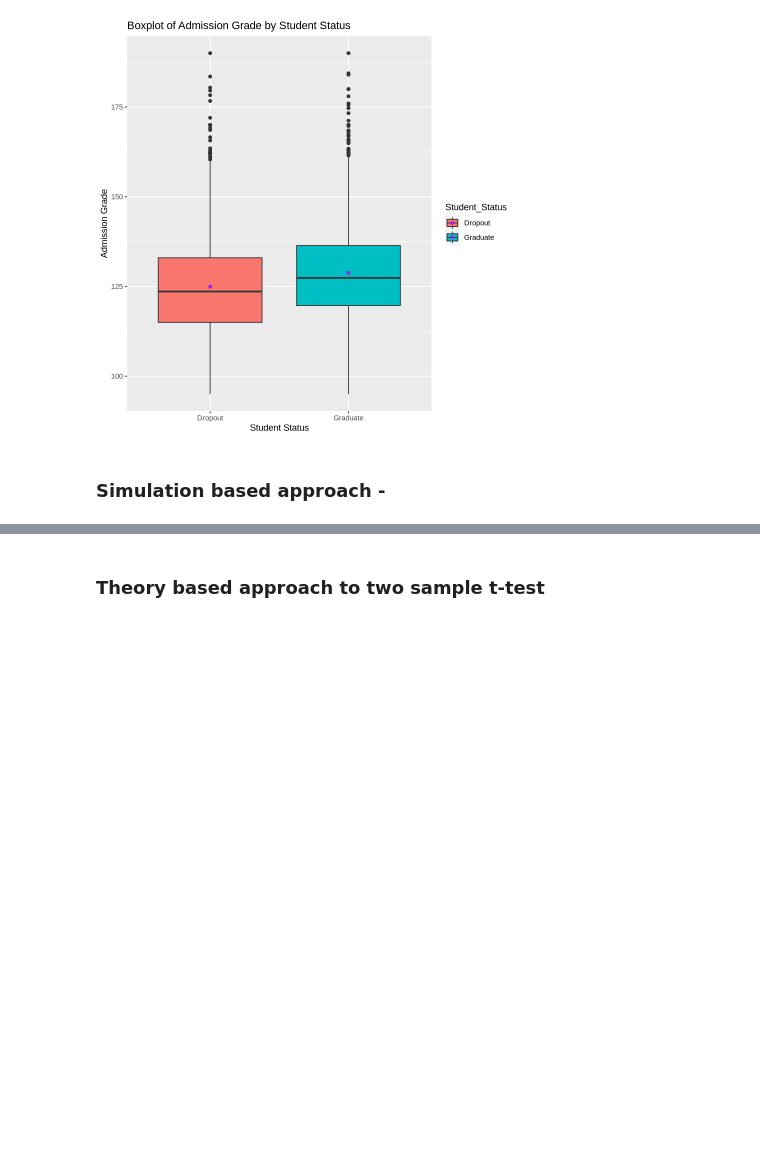
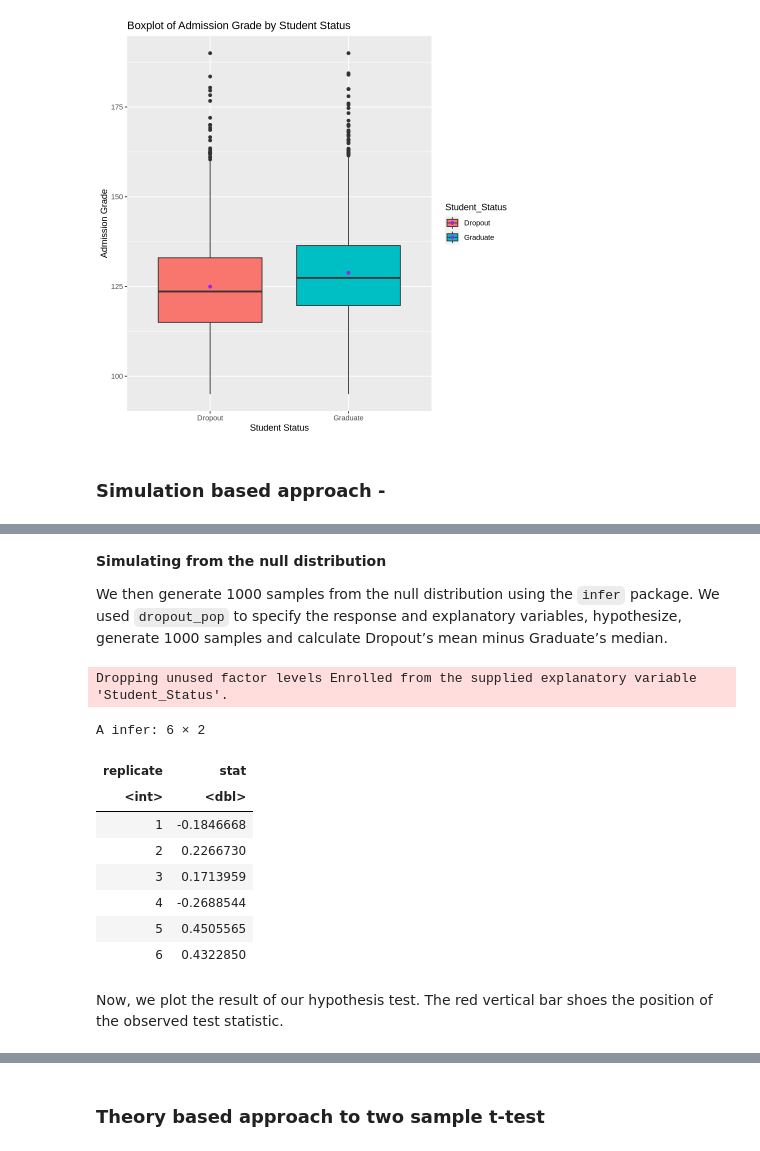
Before and after one commit to yui-ubc/stat-201-2023w1-group-20, a Jupyter notebook: finalProject.ipynb, the cells around one changed output, grey strips where cells are left out. Cells and saved outputs as stored; diff of their text form; code cells hidden in the pictures; blank space fills up the shorter version.

```diff
--- a/finalProject.ipynb
+++ b/finalProject.ipynb
@@ -179,0 +141,27 @@ null_dist %>%
+# %% [markdown]
+**Simulating from the null distribution**
+
+We then generate 1000 samples from the null distribution using the `infer` package. We used `dropout_pop` to specify the response and explanatory variables, hypothesize, generate 1000 samples and calculate Dropout’s mean minus Graduate’s median.
+# %%
+set.seed(2023);
+
+null_dist <- dropout_pop %>%
+  specify(Admission_Grade ~ Student_Status) %>%
+  hypothesize(null="independence") %>%
+  generate(type="permute", reps = 1000) %>%
+  calculate(stat = "diff in means", order = c("Dropout", "Graduate"))
+
+head(null_dist)
+# %% [output]
+Dropping unused factor levels Enrolled from the supplied explanatory variable 'Student_Status'.
+A infer: 6 × 2
+| replicate | stat |
+| <int> | <dbl> |
+| 1 | -0.1846668 |
+| 2 | 0.2266730 |
+| 3 | 0.1713959 |
+| 4 | -0.2688544 |
+| 5 | 0.4505565 |
+| 6 | 0.4322850 |
+# %% [markdown]
+Now, we plot the result of our hypothesis test. The red vertical bar shoes the position of the observed test statistic.
```
Also changed, not shown: parts of 13 cells of this notebook.
